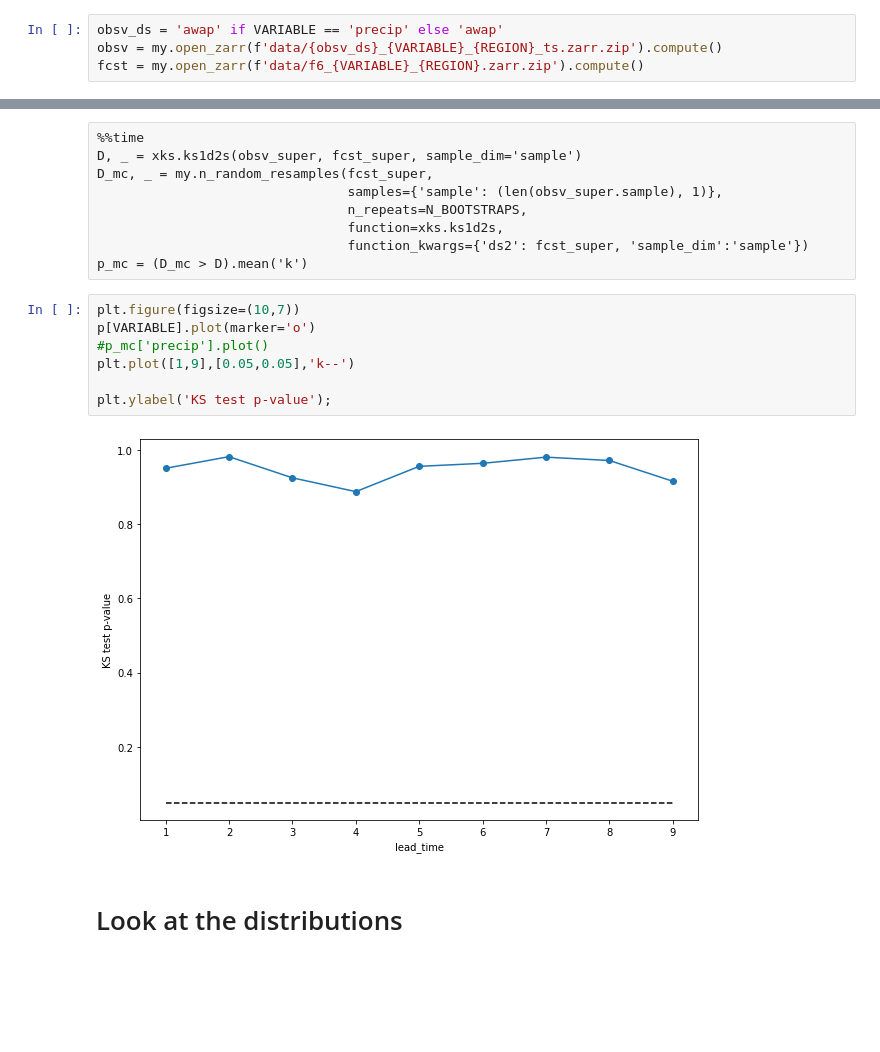
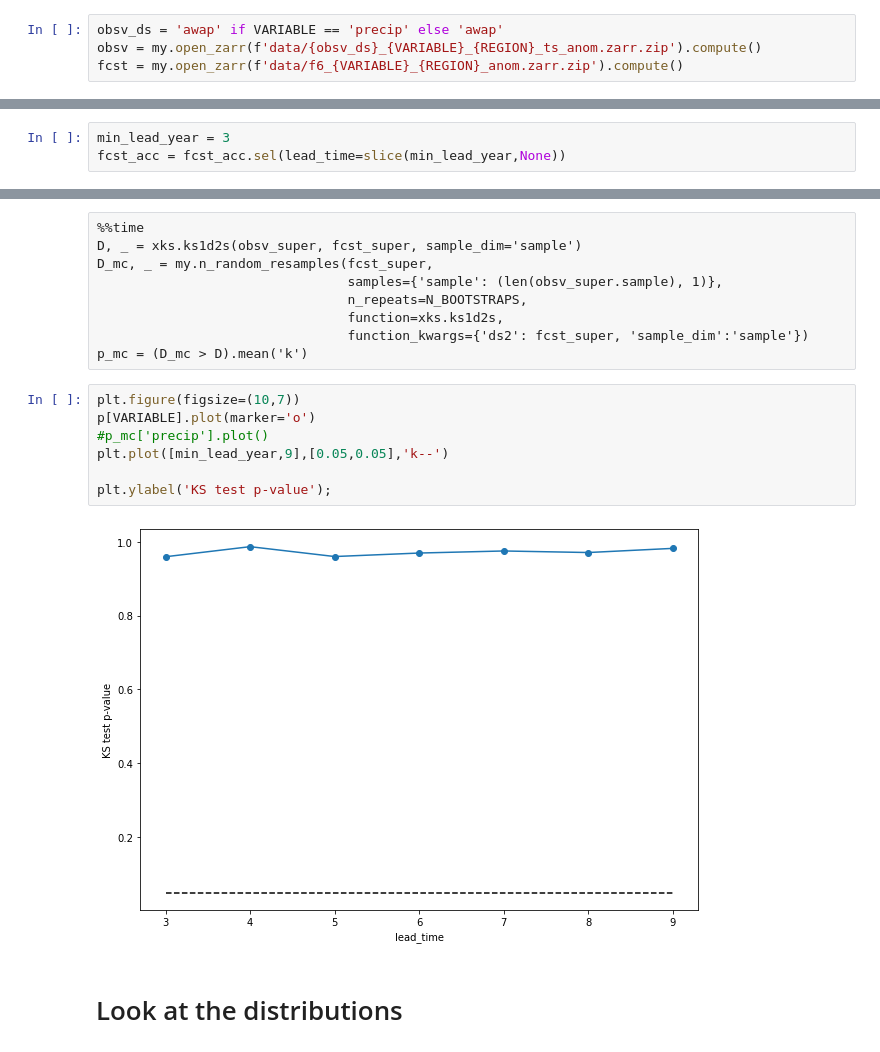
Before and after one commit to dougiesquire/hydro_tasmania, a Jupyter notebook: 2020/2.0_unseen_fidelity.ipynb, the cells around one changed output, grey strips where cells are left out. Saved outputs shown, nothing was run; the diff lists cells and outputs as text; blank space fills up the shorter version.

```diff
--- a/2020/2.0_unseen_fidelity.ipynb
+++ b/2020/2.0_unseen_fidelity.ipynb
@@ -73,8 +73,8 @@ def resample_forecasts_monthly(ds, n_months, end_month, method='sum',
 # Stack the data
 # %%
 obsv_ds = 'awap' if VARIABLE == 'precip' else 'awap'
-obsv = my.open_zarr(f'data/{obsv_ds}_{VARIABLE}_{REGION}_ts.zarr.zip').compute()
-fcst = my.open_zarr(f'data/f6_{VARIABLE}_{REGION}.zarr.zip').compute()
+obsv = my.open_zarr(f'data/{obsv_ds}_{VARIABLE}_{REGION}_ts_anom.zarr.zip').compute()
+fcst = my.open_zarr(f'data/f6_{VARIABLE}_{REGION}_anom.zarr.zip').compute()
 # %%
 fcst_acc = resample_forecasts_monthly(
     fcst, n_months=12, end_month=12,
@@ -84,3 +132,6 @@ obsv_acc = obsv.resample(time='A-DEC').sum()
+# %%
+min_lead_year = 3
+fcst_acc = fcst_acc.sel(lead_time=slice(min_lead_year,None))
 # %%
 fcst_super = my.mask_time_period(
     fcst_acc, TEST_PERIOD).stack(sample=['init_date','ensemble'])
@@ -170,12 +154,12 @@ p_mc = (D_mc > D).mean('k')
 # %%
 plt.figure(figsize=(10,7))
 p[VARIABLE].plot(marker='o')
 #p_mc['precip'].plot()
-plt.plot([1,9],[0.05,0.05],'k--')
+plt.plot([min_lead_year,9],[0.05,0.05],'k--')
 
 plt.ylabel('KS test p-value');
 # %% [output]
-[figure, old version]
+[figure, new version]
 # %% [markdown]
 # Look at the distributions
 # %%
```
Also changed, not shown: parts of 17 cells of this notebook.
